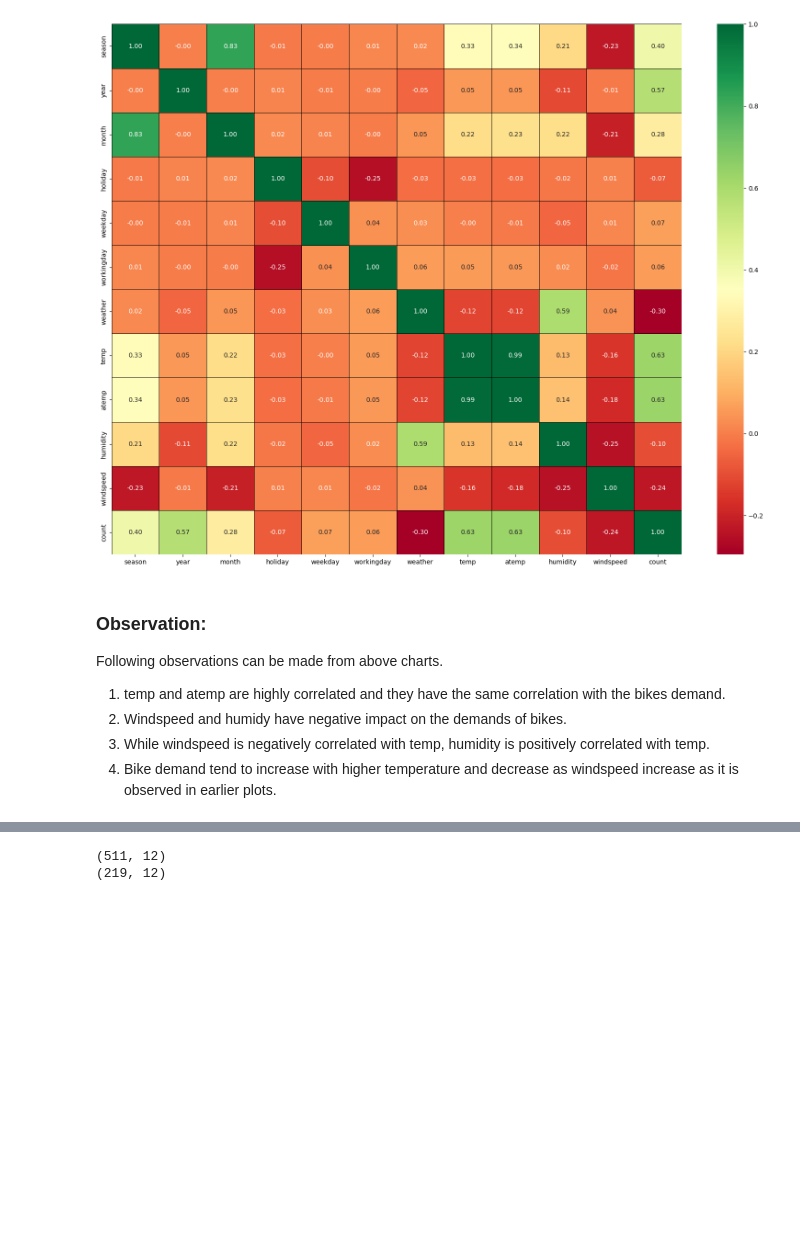
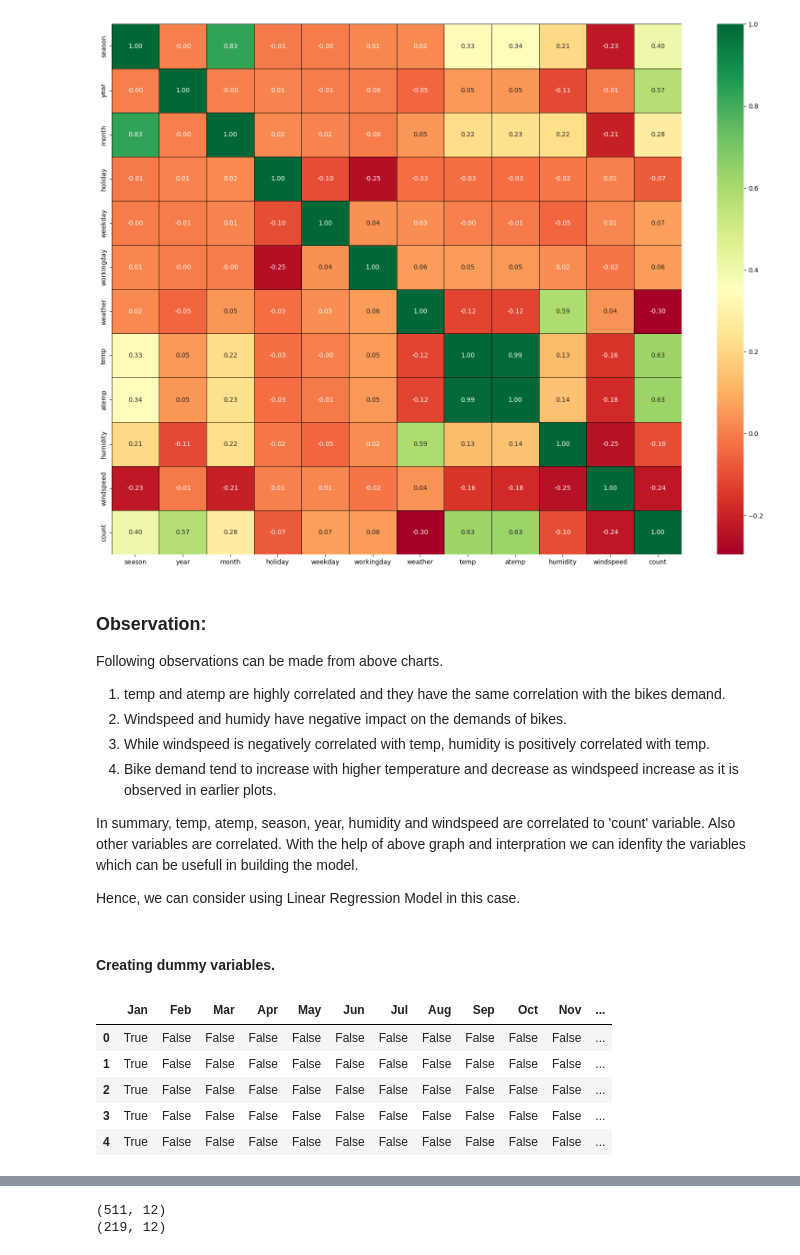
Before and after one commit to ranpariyachetan/boombikes-linearregression, a Jupyter notebook: regression-assignment.ipynb, the cells around one changed output, grey strips where cells are left out. Saved outputs shown, nothing was run; the diff lists cells and outputs as text; code cells hidden in the pictures; blank space fills up the shorter version.

Commit message:
Created dummies for various variables.

```diff
--- a/regression-assignment.ipynb
+++ b/regression-assignment.ipynb
@@ -204,3 +204,22 @@ Following observations can be made from above charts.
 2. Windspeed and humidy have negative impact on the demands of bikes.
 3. While windspeed is negatively correlated with temp, humidity is positively correlated with temp.
 4. Bike demand tend to increase with higher temperature and decrease as windspeed increase as it is observed in earlier plots.
+
+In summary, temp, atemp, season, year, humidity and windspeed are correlated to 'count' variable. Also other variables are correlated. With the help of above graph and interpration we can idenfity the variables which can be usefull in building the model.
+
+Hence, we can consider using Linear Regression Model in this case.
+# %% [markdown]
+#### Creating dummy variables.
+# %%
+# Creating dummy variables for month.
+Months = pd.get_dummies(boombikes['month'])
+Months.rename(columns={1:'Jan', 2:'Feb', 3:'Mar', 4:'Apr', 5:'May',
+                      6:'Jun', 7:'Jul',8:'Aug', 9:'Sep', 10:'Oct', 11:'Nov', 12:'Dec'}, inplace=True)
+Months.head()
+# %% [output]
+|  | Jan | Feb | Mar | Apr | May | Jun | Jul | Aug | Sep | Oct | Nov | ... |
+| 0 | True | False | False | False | False | False | False | False | False | False | False | ... |
+| 1 | True | False | False | False | False | False | False | False | False | False | False | ... |
+| 2 | True | False | False | False | False | False | False | False | False | False | False | ... |
+| 3 | True | False | False | False | False | False | False | False | False | False | False | ... |
+| 4 | True | False | False | False | False | False | False | False | False | False | False | ... |
```
Also changed, not shown: parts of 10 cells of this notebook.
